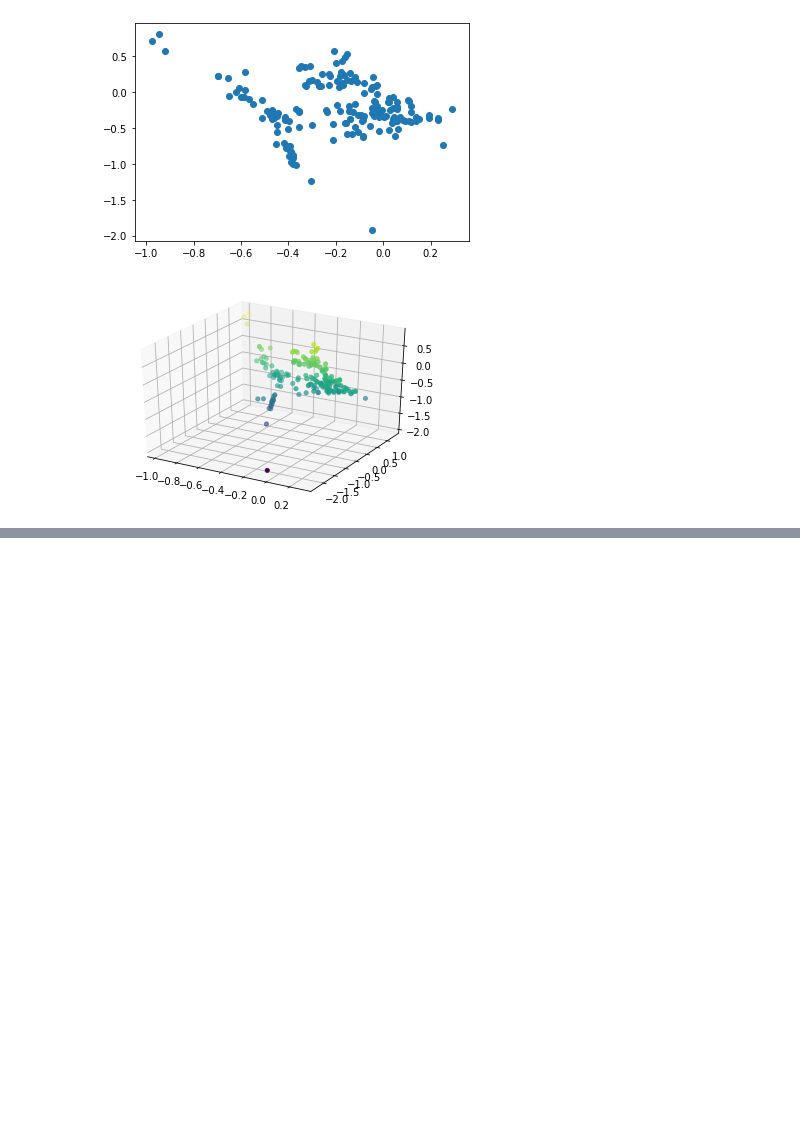
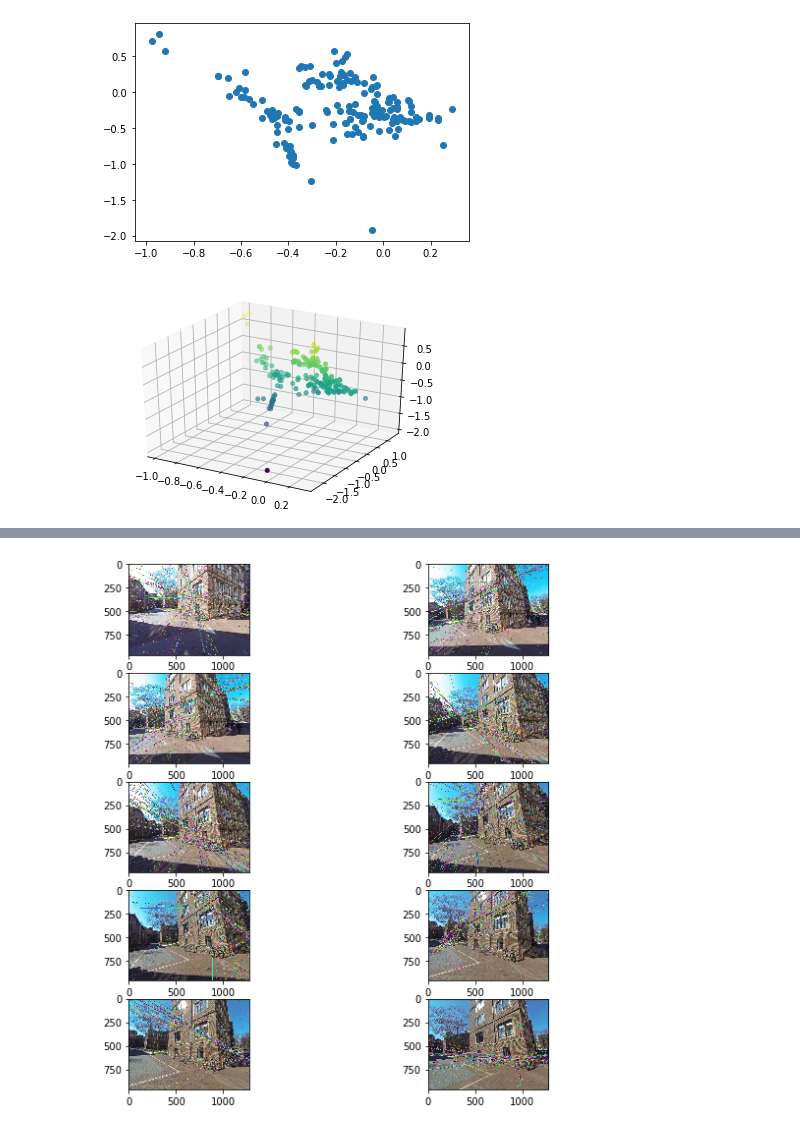
Before and after one commit to MarvinChung/simple-implementation-of-structure-from-motion-and-multi-view-stereo-by-python, a Jupyter notebook: debug.ipynb, the cells around one changed output, grey strips where cells are left out. Saved outputs shown, nothing was run; the diff lists cells and outputs as text; code cells hidden in the pictures; blank space fills up the shorter version.

```diff
--- a/debug.ipynb
+++ b/debug.ipynb
@@ -791,3 +879,12 @@ plt.show()
+# %%
+plt.figure(figsize=(10, 20))
+for i, (left, right) in enumerate(lines_imgs):
+    plt.subplot(len(lines_imgs*2),2,2*i+1)
+    plt.imshow(left)
+    plt.subplot(len(lines_imgs*2),2,2*i+2)
+    plt.imshow(right)
+# %% [output]
+[figure, added]
 # %%
 print(len(points_3d))
 # %% [output]
```
Also changed, not shown: parts of 8 cells of this notebook, 4 other files.
